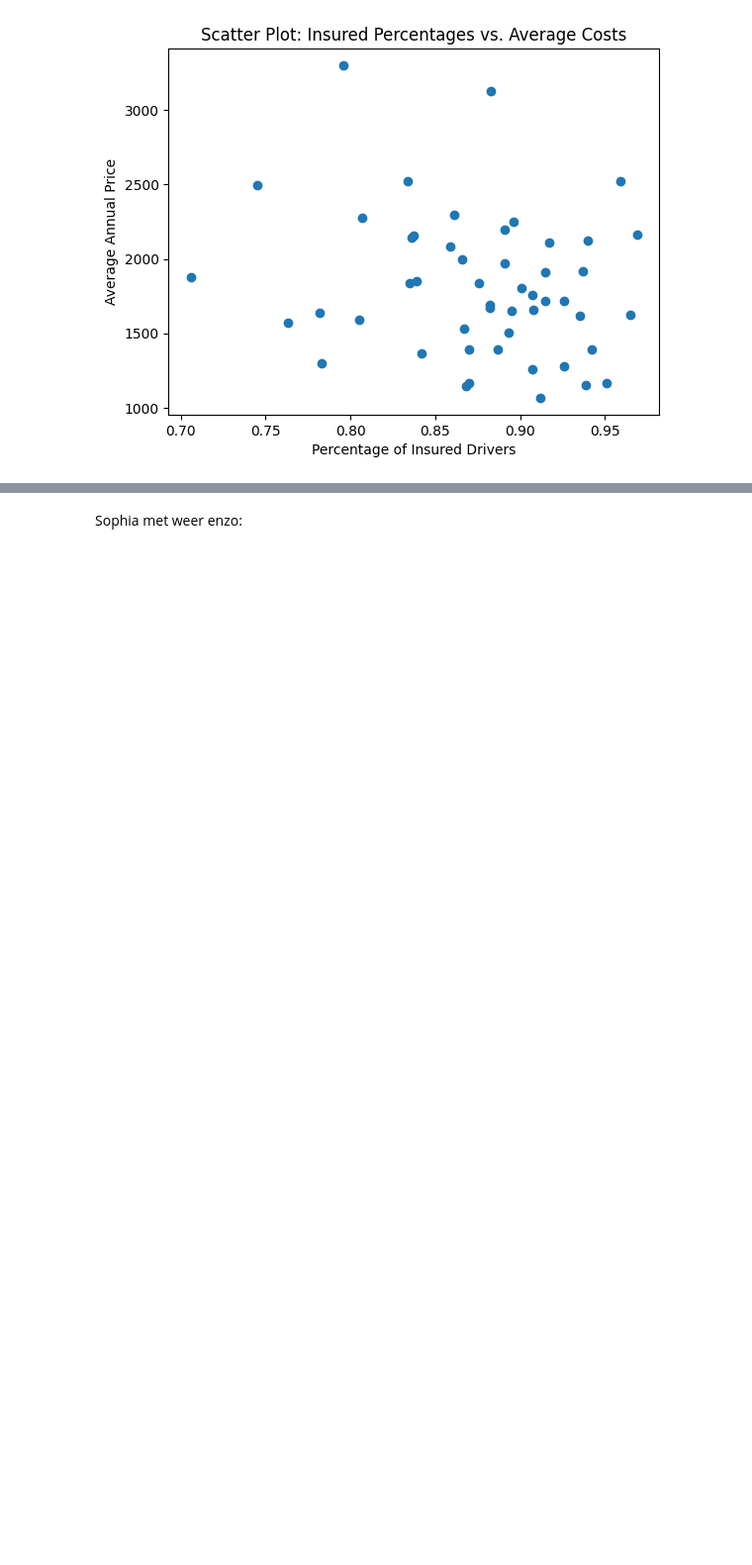
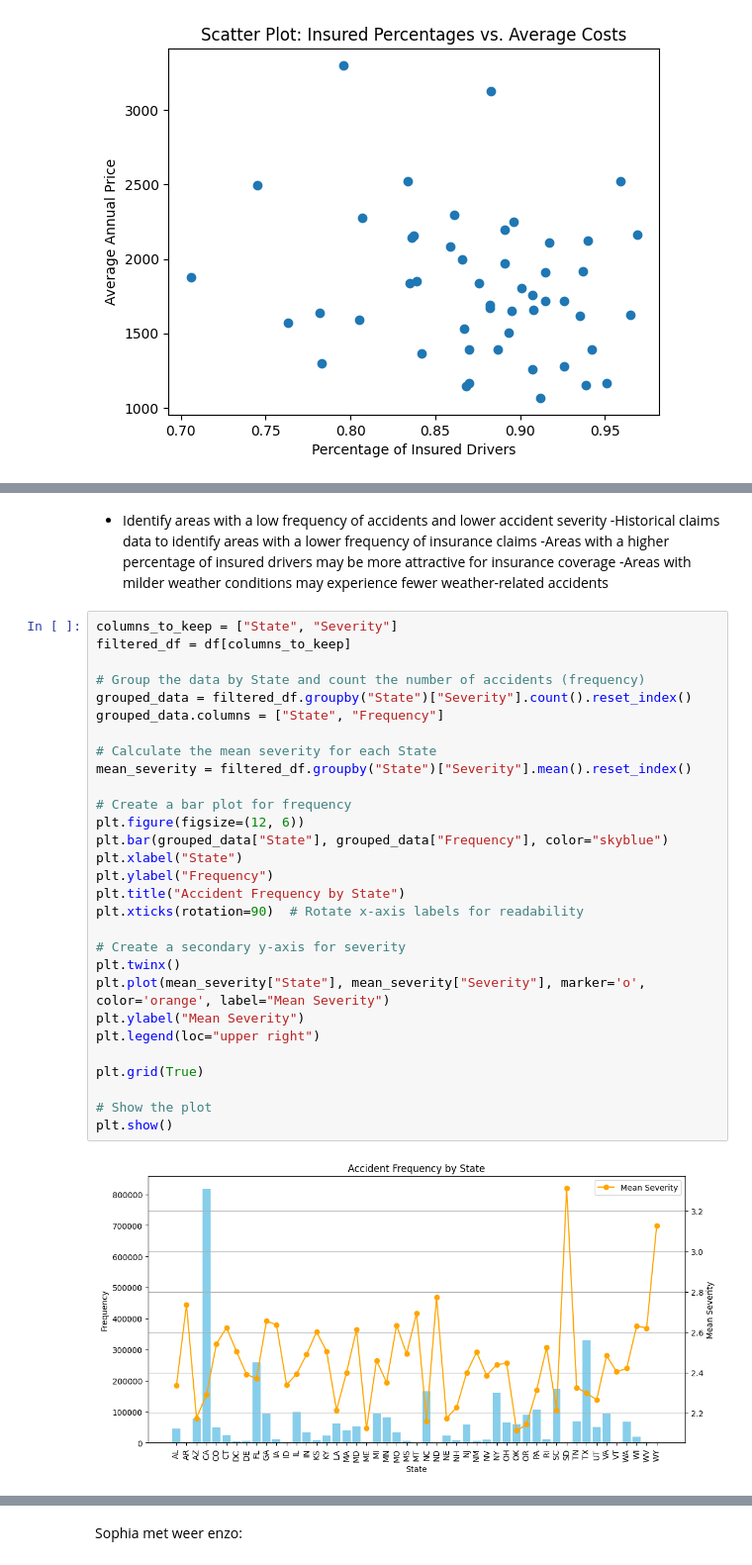
Before and after one commit to IsabelvanDam19/WT_Specialisatie, a Jupyter notebook: Beetje dingen enzo.ipynb, the cells around one changed output, grey strips where cells are left out. Shown at 99% size. Cells and saved outputs as stored; diff of their text form; blank space fills up the shorter version.

```diff
--- a/Beetje dingen enzo.ipynb
+++ b/Beetje dingen enzo.ipynb
@@ -289,0 +353,36 @@ plt.show()
+# %% [markdown]
+- Identify areas with a low frequency of accidents and lower accident severity
+-Historical claims data to identify areas with a lower frequency of insurance claims
+-Areas with a higher percentage of insured drivers may be more attractive for insurance coverage
+-Areas with milder weather conditions may experience fewer weather-related accidents
+# %%
+columns_to_keep = ["State", "Severity"]
+filtered_df = df[columns_to_keep]
+
+# Group the data by State and count the number of accidents (frequency)
+grouped_data = filtered_df.groupby("State")["Severity"].count().reset_index()
+grouped_data.columns = ["State", "Frequency"]
+
+# Calculate the mean severity for each State
+mean_severity = filtered_df.groupby("State")["Severity"].mean().reset_index()
+
+# Create a bar plot for frequency
+plt.figure(figsize=(12, 6))
+plt.bar(grouped_data["State"], grouped_data["Frequency"], color="skyblue")
+plt.xlabel("State")
+plt.ylabel("Frequency")
+plt.title("Accident Frequency by State")
+plt.xticks(rotation=90)  # Rotate x-axis labels for readability
+
+# Create a secondary y-axis for severity
+plt.twinx()
+plt.plot(mean_severity["State"], mean_severity["Severity"], marker='o', color='orange', label="Mean Severity")
+plt.ylabel("Mean Severity")
+plt.legend(loc="upper right")
+
+plt.grid(True)
+
+# Show the plot
+plt.show()
+# %% [output]
+[figure, added]
```
Also changed, not shown: parts of 4 cells of this notebook.
